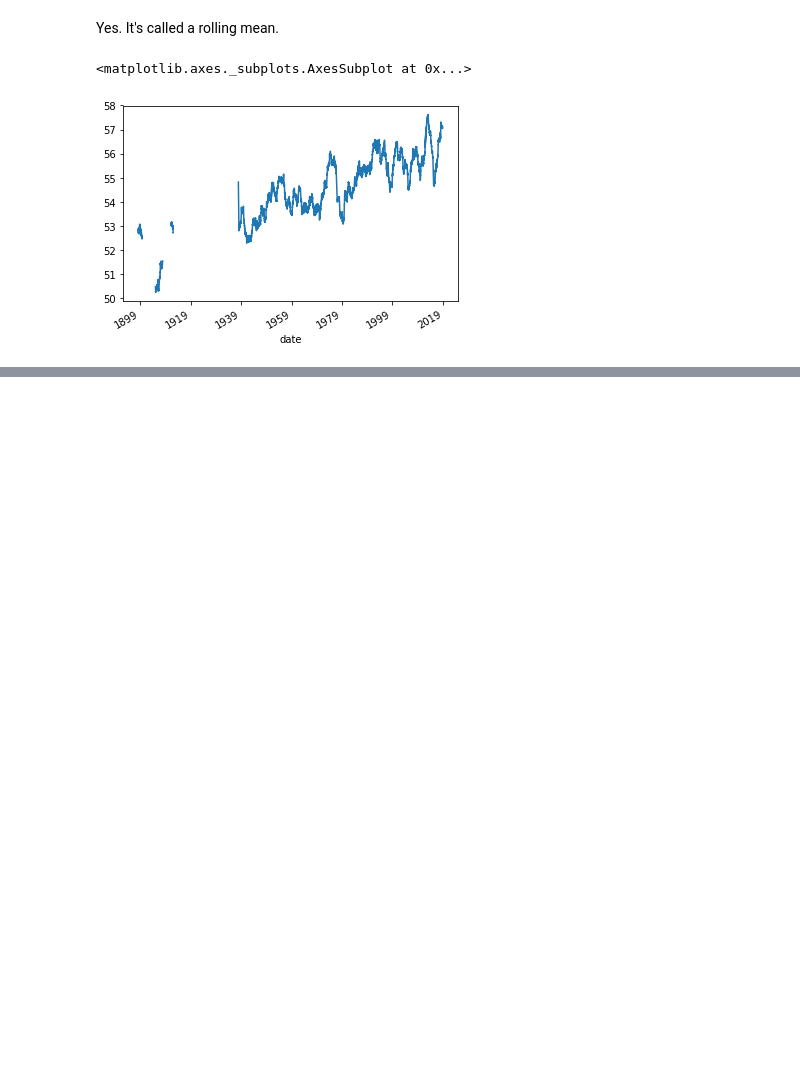
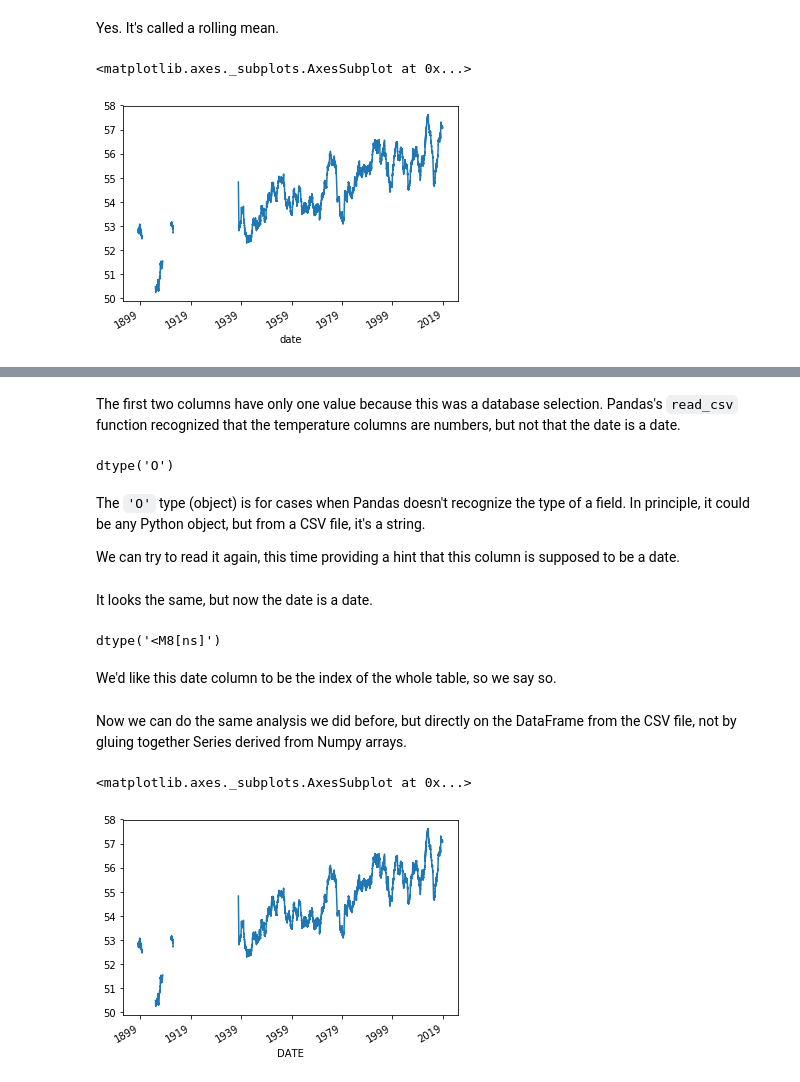
Before and after one commit to jpivarski-talks/python-numpy-mini-course, a Jupyter notebook: 4-pandas.ipynb, the cells around one changed output, grey strips where cells are left out. Cells and saved outputs as stored; diff of their text form; code cells hidden in the pictures; blank space fills up the shorter version.

Commit message:
done with 'local warming analysis'

```diff
--- a/4-pandas.ipynb
+++ b/4-pandas.ipynb
@@ -253,0 +273,30 @@ df.rolling(3*365).mean().plot()
+# %% [markdown]
+The first two columns have only one value because this was a database selection. Pandas's `read_csv` function recognized that the temperature columns are numbers, but not that the date is a date.
+# %%
+df2["DATE"].dtype
+# %% [output]
+dtype('O')
+# %% [markdown]
+The `'O'` type (object) is for cases when Pandas doesn't recognize the type of a field. In principle, it could be any Python object, but from a CSV file, it's a string.
+
+We can try to read it again, this time providing a hint that this column is supposed to be a date.
+# %%
+df2 = pandas.read_csv("data/newark-temperature.csv", parse_dates=["DATE"])
+# %% [markdown]
+It looks the same, but now the date is a date.
+# %%
+df2["DATE"].dtype
+# %% [output]
+dtype('<M8[ns]')
+# %% [markdown]
+We'd like this date column to be the index of the whole table, so we say so.
+# %%
+df2.index = df2["DATE"]
+# %% [markdown]
+Now we can do the same analysis we did before, but directly on the DataFrame from the CSV file, not by gluing together Series derived from Numpy arrays.
+# %%
+df2["imputed"] = df2["TAVG"].fillna((df2["TMIN"] + df2["TMAX"]) / 2)
+df2["imputed"].rolling(3*365).mean().plot()
+# %% [output]
+<matplotlib.axes._subplots.AxesSubplot at 0x...>
+[figure, added]
```
Also changed, not shown: parts of 3 cells of this notebook.
